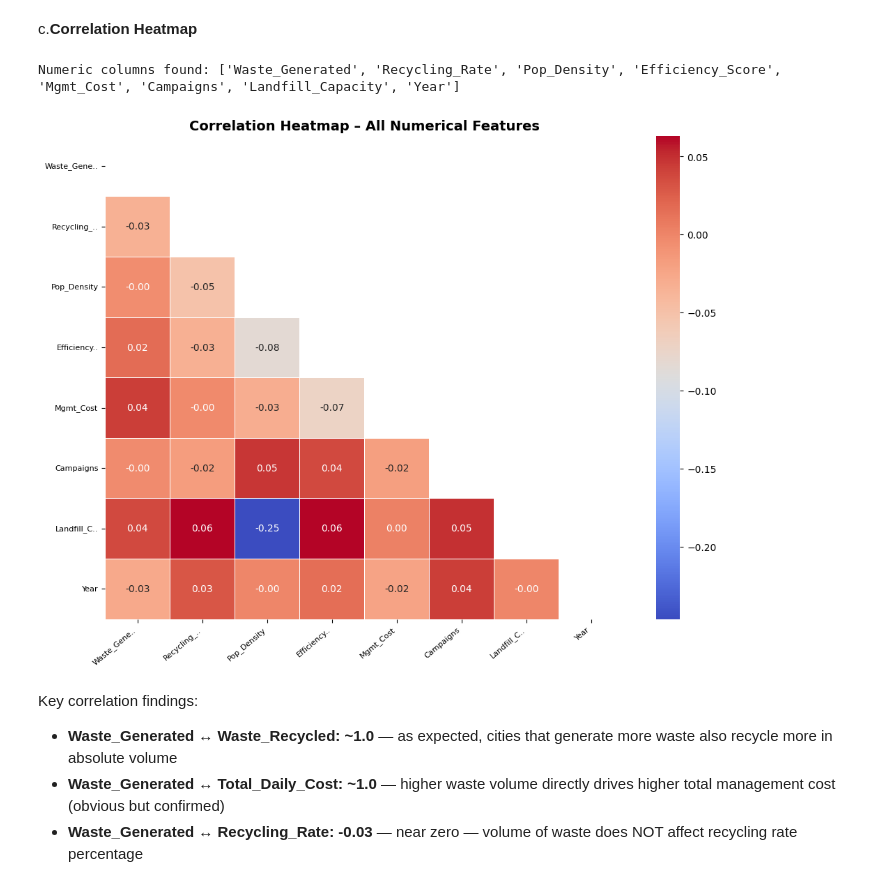
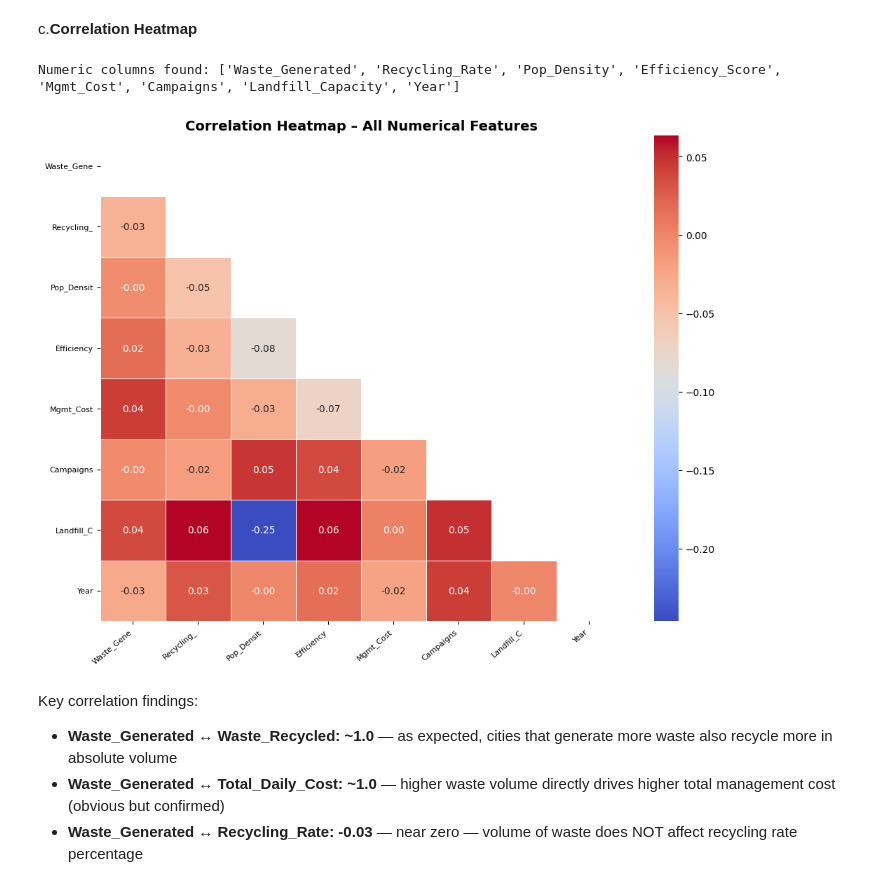
Before and after one commit to naijar942016-coder/Analysis-of-Waste-Generation-and-Recycling-Trends-in-India-using-python, a Jupyter notebook: waste_management_and_recycling_analysis_in_India.ipynb, the cells around one changed output. Drawn from its saved outputs; the diff is of its cells as text; code cells hidden in the pictures.

```diff
--- a/waste_management_and_recycling_analysis_in_India.ipynb
+++ b/waste_management_and_recycling_analysis_in_India.ipynb
@@ -467,24 +469,25 @@ c.**Correlation Heatmap**
 # %%
 import numpy as np
 import matplotlib.pyplot as plt
 import seaborn as sns
 num_cols = df.select_dtypes(include='number').columns.tolist()
 print("Numeric columns found:", num_cols)
 corr = df[num_cols].corr()
 mask = np.triu(np.ones_like(corr, dtype=bool))
+short_labels=[col[:10] for col in num_cols]
 
 plt.figure(figsize=(12, 9))
 sns.heatmap(corr, mask=mask, annot=True, fmt='.2f', cmap='coolwarm',
             xticklabels=short_labels, yticklabels=short_labels,
             linewidths=0.5)
 plt.title('Correlation Heatmap – All Numerical Features',
           fontsize=14, fontweight='bold')
 plt.xticks(rotation=40, ha='right', fontsize=8)
 plt.yticks(rotation=0, fontsize=8)
 plt.show()
 # %% [output]
 Numeric columns found: ['Waste_Generated', 'Recycling_Rate', 'Pop_Density', 'Efficiency_Score', 'Mgmt_Cost', 'Campaigns', 'Landfill_Capacity', 'Year']
-[figure, old version]
+[figure, new version]
 # %% [markdown]
 Key correlation findings:
 - **Waste_Generated ↔ Waste_Recycled: ~1.0** — as expected, cities
```
Also changed, not shown: parts of 3 cells of this notebook.
